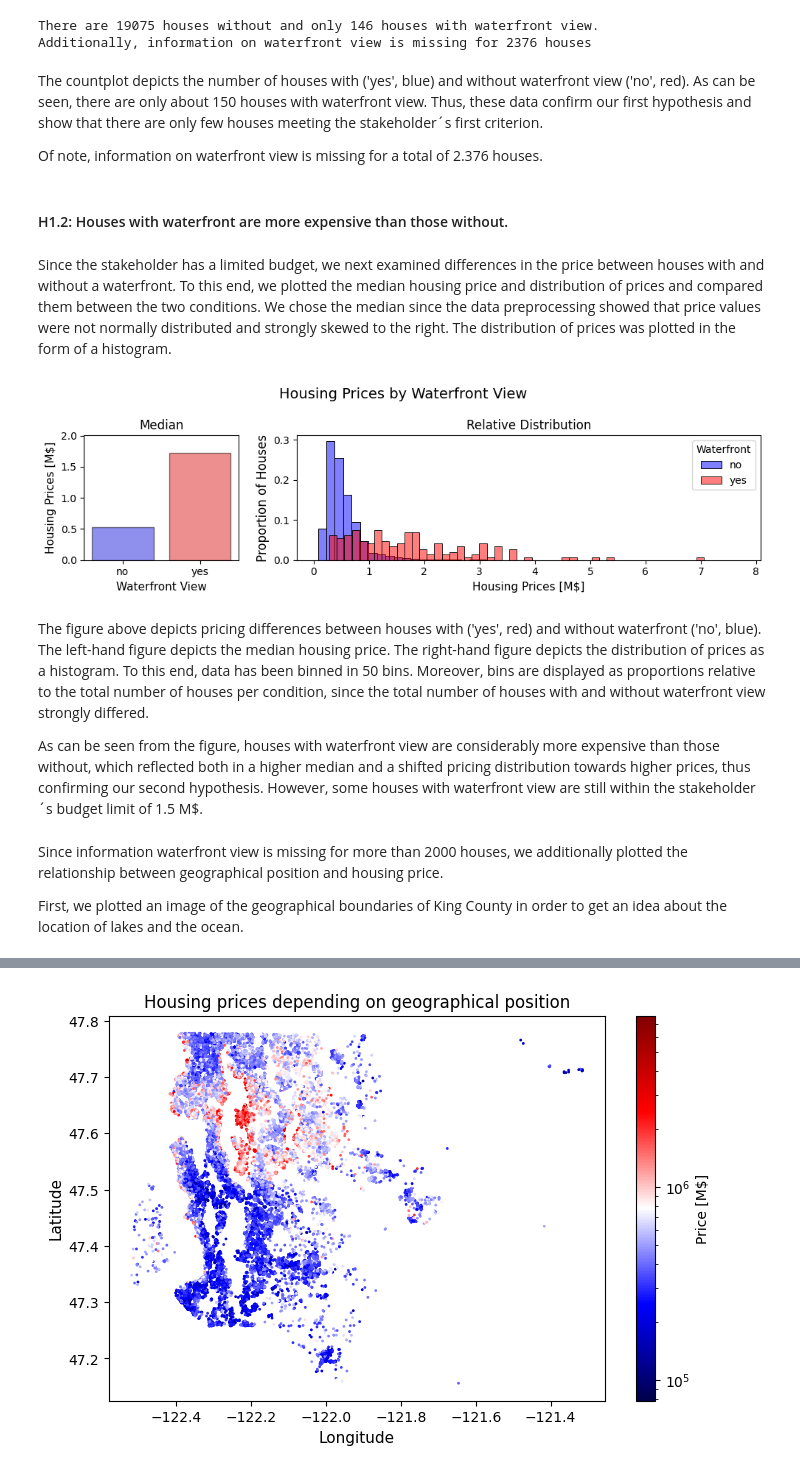
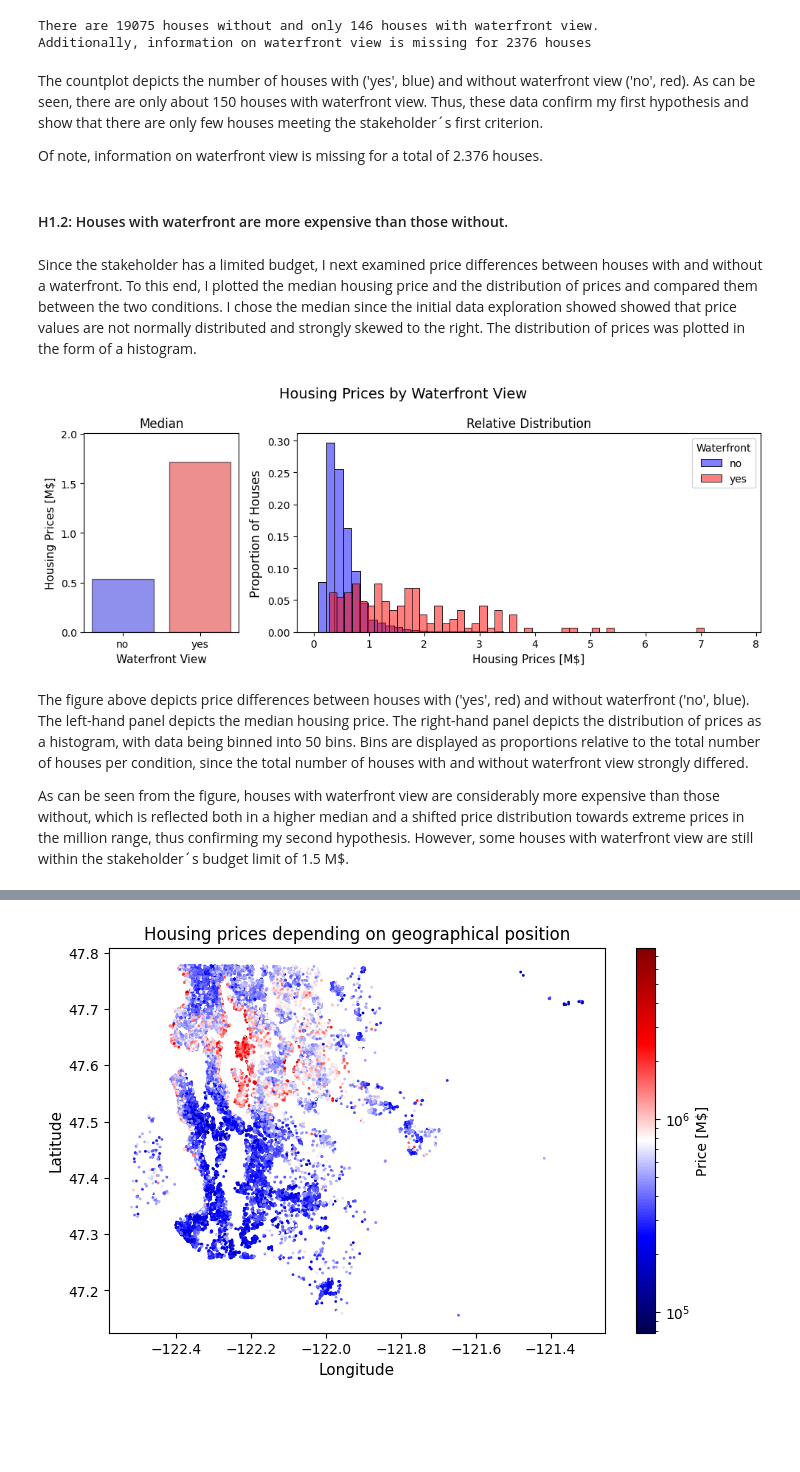
Before and after one commit to KAEngelhardt/EDA_project_220914, a Jupyter notebook: Larry_Sanders_EDA.ipynb, the cells around one changed output, grey strips where cells are left out. Cells and saved outputs as stored; diff of their text form; code cells hidden in the pictures; blank space fills up the shorter version.

Commit message:
finalizedl notebook, deleted King County image, updated README and presentation, and added presentation as pdf

```diff
--- a/Larry_Sanders_EDA.ipynb
+++ b/Larry_Sanders_EDA.ipynb
@@ -268,46 +291,42 @@ print('Additionally, information on waterfront view is missing for',
 There are 19075 houses without and only 146 houses with waterfront view.
 Additionally, information on waterfront view is missing for 2376 houses
 # %% [markdown]
-The countplot depicts the number of houses with ('yes', blue) and without waterfront view ('no', red). As can be seen, there are only about 150 houses with waterfront view. Thus, these data confirm our first hypothesis and show that there are only few houses meeting the stakeholder´s first criterion.
+The countplot depicts the number of houses with ('yes', blue) and without waterfront view ('no', red). As can be seen, there are only about 150 houses with waterfront view. Thus, these data confirm my first hypothesis and show that there are only few houses meeting the stakeholder´s first criterion.
 
 Of note, information on waterfront view is missing for a total of 2.376 houses.
 # %% [markdown]
 #### H1.2: Houses with waterfront are more expensive than those without.
 # %% [markdown]
-Since the stakeholder has a limited budget, we next examined differences in the price between houses with and without a waterfront. To this end, we plotted the median housing price and distribution of prices and compared them between the two conditions. We chose the median since the data preprocessing showed that price values were not normally distributed and strongly skewed to the right. The distribution of prices was plotted in the form of a histogram.
+Since the stakeholder has a limited budget, I next examined price differences between houses with and without a waterfront. To this end, I plotted the median housing price and the distribution of prices and compared them between the two conditions. I chose the median since the initial data exploration showed showed that price values are not normally distributed and strongly skewed to the right. The distribution of prices was plotted in the form of a histogram.
 # %%
-fig, (ax1, ax2) = plt.subplots(1,2, figsize=(10, 3), gridspec_kw={'width_ratios': [1, 3]})
+fig, (ax1, ax2) = plt.subplots(1,2, figsize=(10, 4), gridspec_kw={'width_ratios': [1, 3]})
 fig.suptitle('Housing Prices by Waterfront View', fontsize=14)
 
 # median housing price
 fig1 = sns.barplot(data=df, x='waterfront', y='price', alpha=0.5, edgecolor='black',
         errwidth=0, palette={0:'blue', 1: 'red'}, ax=ax1)
 ax1.set_ylabel('Housing Prices [M$]', fontsize=11)
 ax1.set_yticks(ticks=np.arange(0, 2500000, 500000), labels=np.arange(0, 2.5, 0.5).round(1))
 ax1.set_xlabel('Waterfront View', fontsize=11)
 ax1.set_xticks(ticks=np.arange(0, 2), labels=['no', 'yes'])
 ax1.set_title('Median')
 
 # relative distribution of housing prices
 fig2 = sns.histplot(data=df[df.waterfront==0], x='price', bins=50, stat='probability',
         color='blue', alpha=0.5, label='no', ax=ax2)
 fig3 = sns.histplot(data=df[df.waterfront==1], x='price', bins=50, stat='probability',
         color='red', alpha=0.5, label='yes', ax=ax2)
 ax2.set_xlabel('Housing Prices [M$]', fontsize=11)
 ax2.set_xticks(ticks=np.arange(0, 9000000, 1000000), labels=np.arange(0, 9))
 ax2.set_ylabel('Proportion of Houses', fontsize=12)
 ax2.legend(title='Waterfront')
 ax2.set_title('Relative Distribution', fontsize=12)
 
 plt.tight_layout()
 plt.show()
 # %% [output]
-[figure, old version]
+[figure, new version]
 # %% [markdown]
-The figure above depicts pricing differences between houses with ('yes', red) and without waterfront ('no', blue). The left-hand figure depicts the median housing price. The right-hand figure depicts the distribution of prices as a histogram. To this end, data has been binned in 50 bins. Moreover, bins are displayed as proportions relative to the total number of houses per condition, since the total number of houses with and without waterfront view strongly differed.
+The figure above depicts price differences between houses with ('yes', red) and without waterfront ('no', blue). The left-hand panel depicts the median housing price. The right-hand panel depicts the distribution of prices as a histogram, with data being binned into 50 bins. Bins are displayed as proportions relative to the total number of houses per condition, since the total number of houses with and without waterfront view strongly differed.
 
-As can be seen from the figure, houses with waterfront view are considerably more expensive than those without, which reflected both in a higher median and a shifted pricing distribution towards higher prices, thus confirming our second hypothesis. However, some houses with waterfront view are still within the stakeholder´s budget limit of 1.5 M$.
+As can be seen from the figure, houses with waterfront view are considerably more expensive than those without, which is reflected both in a higher median and a shifted price distribution towards extreme prices in the million range, thus confirming my second hypothesis. However, some houses with waterfront view are still within the stakeholder´s budget limit of 1.5 M$.
-# %% [markdown]
-Since information waterfront view is missing for more than 2000 houses, we additionally plotted the relationship between geographical position and housing price.
-
-First, we plotted an image of the geographical boundaries of King County in order to get an idea about the location of lakes and the ocean.
```
Also changed, not shown: parts of 39 cells of this notebook, 4 other files.
